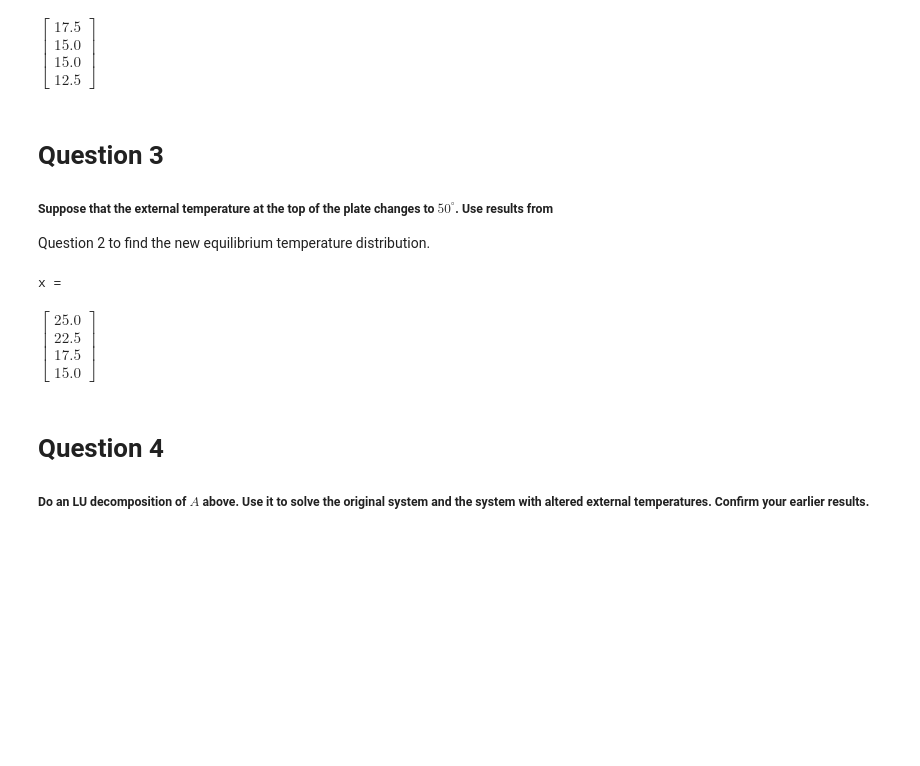
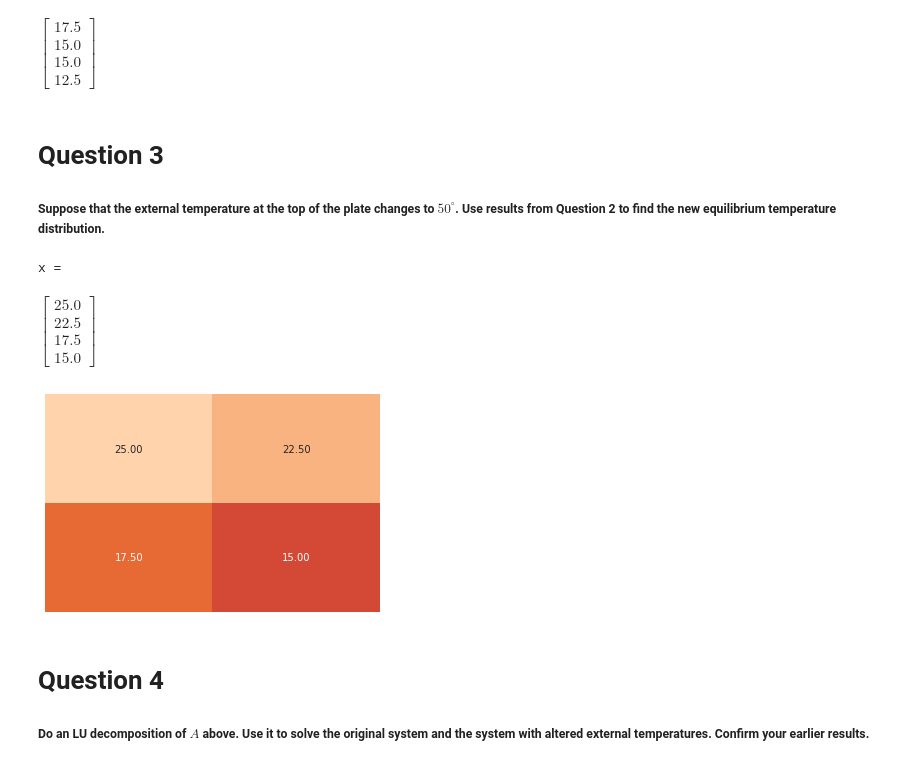
Before and after one commit to anshgandhi4/equilibrium_temperature_project, a Jupyter notebook: main.ipynb, the cells around one changed output. Cells and saved outputs as stored; diff of their text form; code cells hidden in the pictures; blank space fills up the shorter version.

```diff
--- a/main.ipynb
+++ b/main.ipynb
@@ -153,8 +160,7 @@ x =
 $\displaystyle \left[\begin{matrix}17.5\\15.0\\15.0\\12.5\end{matrix}\right]$
 # %% [markdown]
 # Question 3
-##### Suppose that the external temperature at the top of the plate changes to $50^{\circ}$. Use results from
-Question 2 to find the new equilibrium temperature distribution.
+##### Suppose that the external temperature at the top of the plate changes to $50^{\circ}$. Use results from Question 2 to find the new equilibrium temperature distribution.
 # %%
 b = np.array([[60], [50], [30], [20]])
 x = A_inv * b
@@ -163,6 +169,10 @@ Matrix(x)
 # %% [output]
 x =
 $\displaystyle \left[\begin{matrix}25.0\\22.5\\17.5\\15.0\end{matrix}\right]$
+# %%
+plotTemp(2, x)
+# %% [output]
+[figure, added]
 # %% [markdown]
 # Question 4
 ##### Do an LU decomposition of $A$ above. Use it to solve the original system and the system with altered external temperatures. Confirm your earlier results.
```
Also changed, not shown: parts of 9 cells of this notebook.
